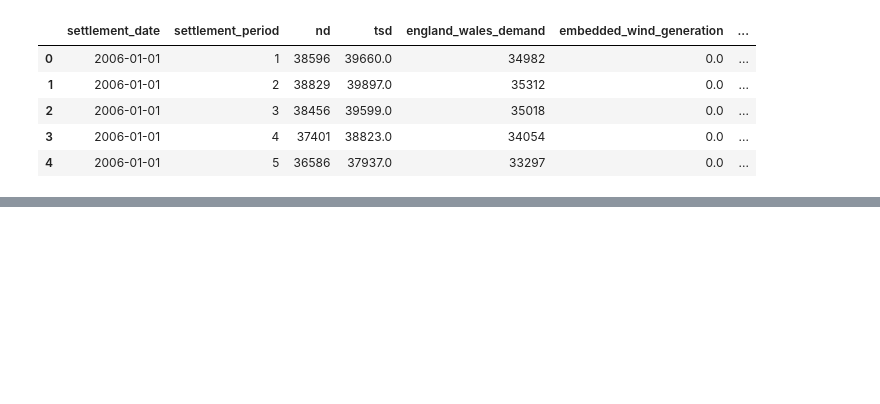
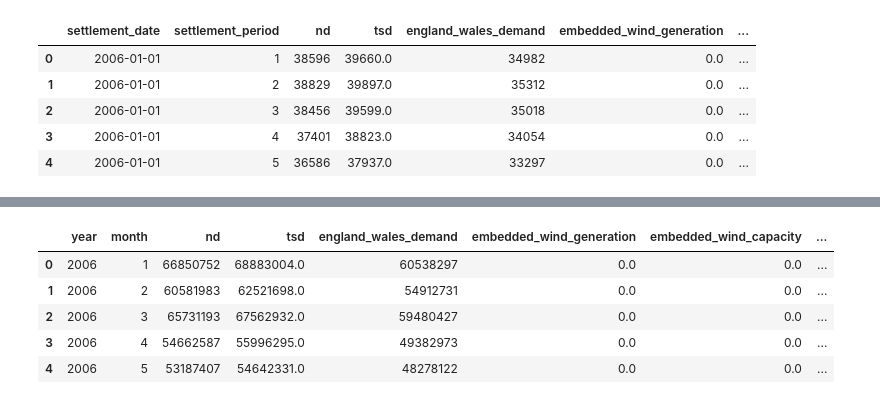
Before and after one commit to Iljas-Leys/null, a Jupyter notebook: dataset_demanddata/3_predict_demanddata.ipynb, the cells around one changed output, grey strips where cells are left out. Cells and saved outputs as stored; diff of their text form; code cells hidden in the pictures; blank space fills up the shorter version.

```diff
--- a/dataset_demanddata/3_predict_demanddata.ipynb
+++ b/dataset_demanddata/3_predict_demanddata.ipynb
@@ -30,0 +116,11 @@ df.head()
+# %%
+df_monthly = df_monthly.drop('settlement_period', axis=1)
+# %%
+df_monthly.head()
+# %% [output]
+|  | year | month | nd | tsd | england_wales_demand | embedded_wind_generation | embedded_wind_capacity | ... |
+| 0 | 2006 | 1 | 66850752 | 68883004.0 | 60538297 | 0.0 | 0.0 | ... |
+| 1 | 2006 | 2 | 60581983 | 62521698.0 | 54912731 | 0.0 | 0.0 | ... |
+| 2 | 2006 | 3 | 65731193 | 67562932.0 | 59480427 | 0.0 | 0.0 | ... |
+| 3 | 2006 | 4 | 54662587 | 55996295.0 | 49382973 | 0.0 | 0.0 | ... |
+| 4 | 2006 | 5 | 53187407 | 54642331.0 | 48278122 | 0.0 | 0.0 | ... |
```
Also changed, not shown: parts of 15 cells of this notebook.
